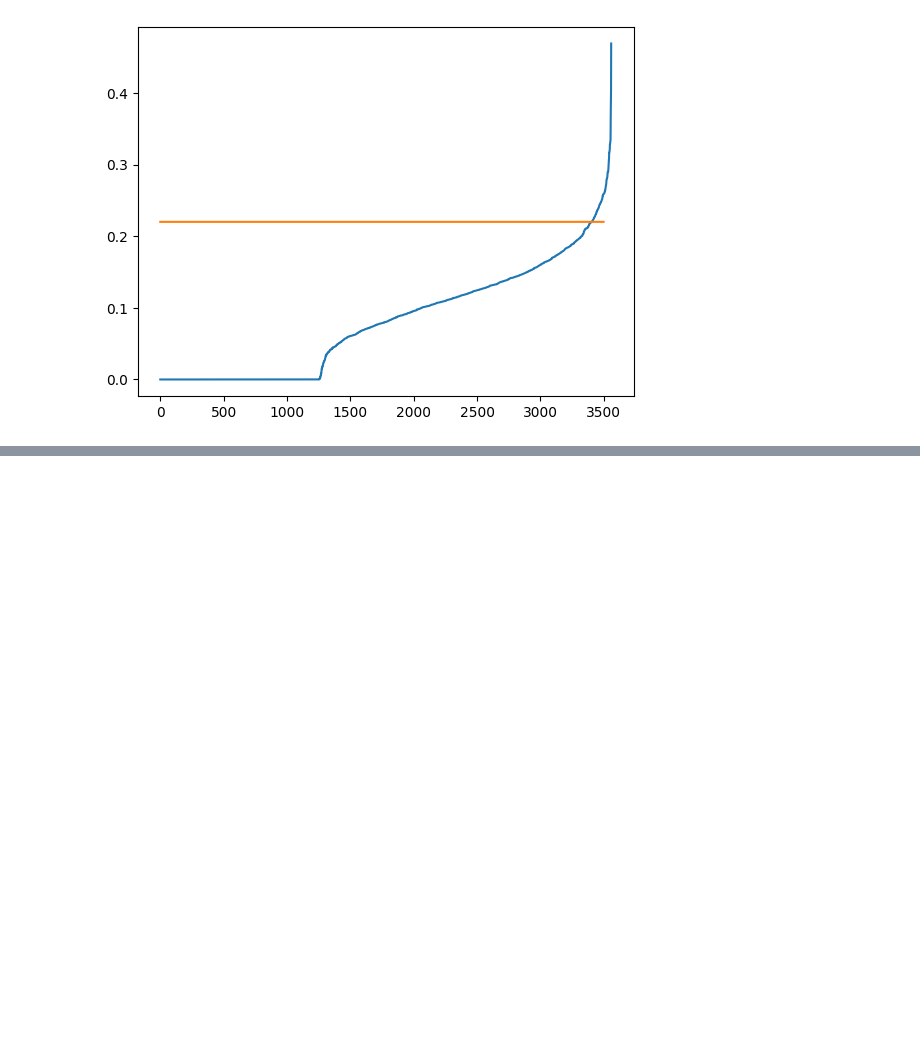
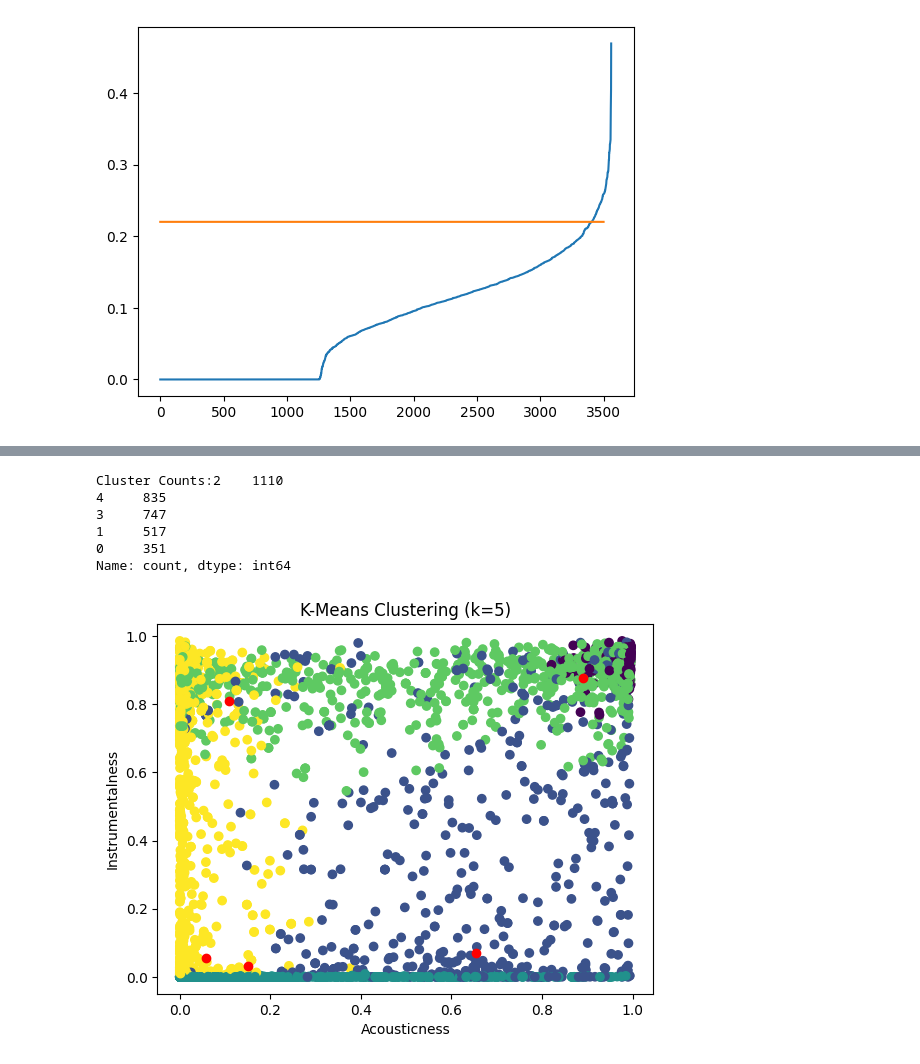
Before and after one commit to linusedman/Data-mining-I, a Jupyter notebook: mini_project/preprocessing.ipynb, the cells around one changed output, grey strips where cells are left out. Cells and saved outputs as stored; diff of their text form; code cells hidden in the pictures; blank space fills up the shorter version.

```diff
--- a/mini_project/preprocessing.ipynb
+++ b/mini_project/preprocessing.ipynb
@@ -184,0 +227,27 @@ plt.show()
+# %%
+from sklearn.mixture import GaussianMixture
+
+# Fit KMeans to the filtered data (inliers only)
+GMM = GaussianMixture(n_components=5, covariance_type='full', random_state=1)
+GMM.fit(filtered_data)  # Only use relevant features for clustering
+
+# Accessing cluster labels and centroids
+labels = GMM.predict(filtered_data)
+centroids = kmeans.cluster_centers_
+cluster_counts = pd.Series(labels).value_counts()
+print(f"Cluster Counts:{cluster_counts}")
+# Plot the filtered data using two features: "sw" (sepal width) and "sl" (sepal length)
+plt.scatter(filtered_data["acousticness"], filtered_data["instrumentalness"], c=labels, cmap='viridis')
+plt.scatter(centroids[:,0], centroids[:,3], c='r')
+plt.xlabel('Acousticness')
+plt.ylabel('Instrumentalness')
+plt.title('K-Means Clustering (k=5)')
+plt.show()
+# %% [output]
+Cluster Counts:2    1110
+4     835
+3     747
+1     517
+0     351
+Name: count, dtype: int64
+[figure, added]
```
Also changed, not shown: parts of 2 cells of this notebook, 3 other files.
